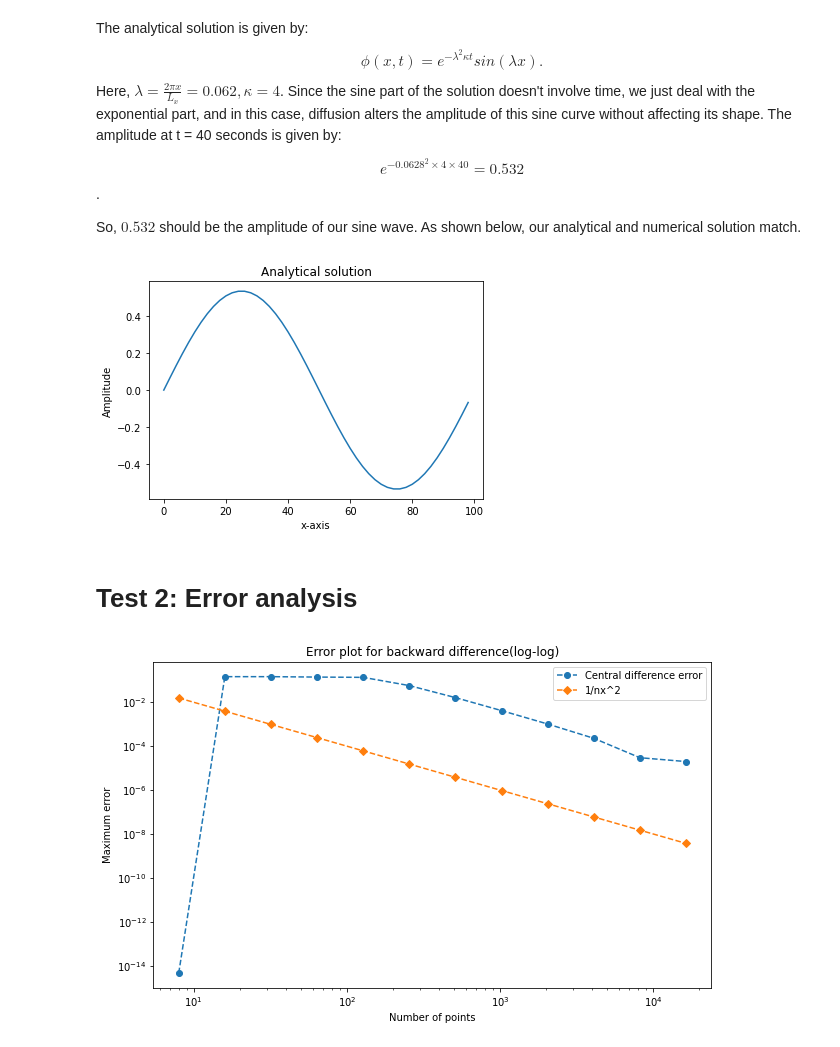
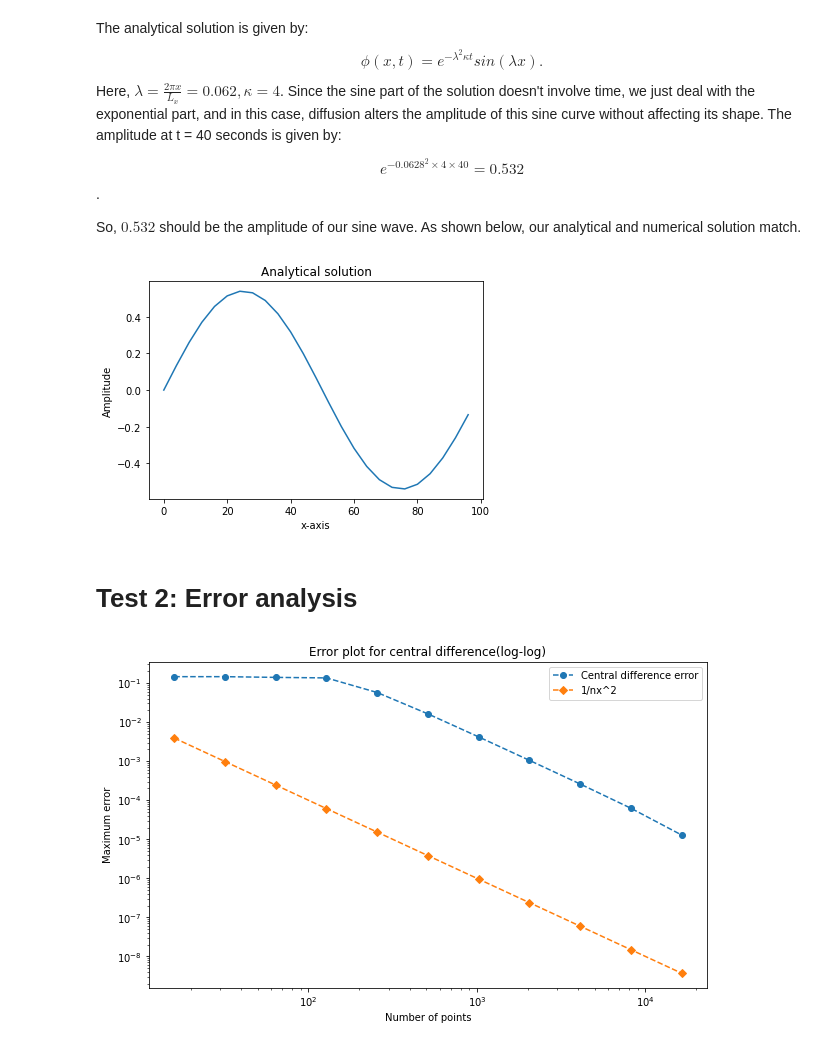
Before and after one commit to dhruvbhagtani/toy-model, a Jupyter notebook: 1D_Diffusion.ipynb, the cells around one changed output. Cells and saved outputs as stored; diff of their text form; code cells hidden in the pictures.

```diff
--- a/1D_Diffusion.ipynb
+++ b/1D_Diffusion.ipynb
@@ -20,23 +20,31 @@ import sys
 # %% [markdown]
 # Test 1: Solving 1D diffusion
 # %%
+#Length of domain
 Lx = 100
-nx = 50
+
+#Number of points in the domain
+nx = 25
+
+#Width of each cell
 dx = Lx/nx
+
 g = 9.81
 rho0 = 1025
 
+#An array of all points
 xu_ocean = np.linspace(0,Lx,nx+1,dtype = float)
 xu_ocean = xu_ocean[0:-1]
 # %%
 lmda = (2*np.pi)/Lx
 phi_old = (np.sin(lmda*xu_ocean))
+phi_old_t0 = (np.sin(lmda*xu_ocean))
 
 phi_new = np.zeros(nx)
 
 t_start = 0
 t_end = 40
-dt = 0.1
+dt = 1
 
 #Set switch - (i) FD = 1, (ii) BD = -1, (iii) CD = 0
 #By default, switch is set to 0.
@@ -46,11 +54,9 @@ switch_diff_scheme = 0
 kappa = 4.0
 
 for t in np.arange(t_start,t_end,dt):
-    phi_new[1:nx-1] = phi_old[1:nx-1] + dt*elr.diff_x(kappa,phi_old,dx,nx)
+    phi_new = phi_old + dt*elr.diff_x(kappa,phi_old,dx,nx)
 
     BC = np.exp(-lmda**2 * t * kappa) * np.sin(lmda*xu_ocean)
-    phi_new[0] = BC[0]
-    phi_new[-1] = BC[-1]
 
     phi_old = phi_new
 
@@ -80,12 +89,12 @@ plt.ylabel('Amplitude')
 plt.title('Analytical solution')
 plt.show()
 # %% [output]
-[figure, old version]
+[figure, new version]
 # %% [markdown]
 # Test 2: Error analysis
 # %%
 Lx = 10000
-nx = [8,16,32,64,128,256,512,1024,2048,4096,8192,16384]
+nx = [16,32,64,128,256,512,1024,2048,4096,8192,16384]
 g = 9.81
 rho0 = 1025
 kappa = 1.0
@@ -100,19 +109,17 @@ for i,nxi in enumerate(nx):
 
     t_start = 0
     t_end = 40
-    dt = 0.01
+    dt = 0.001
 
     for t in np.arange(t_start,t_end,dt):
-        phi_new[1:nxi-1] = phi_old[1:nxi-1] + dt*elr.diff_x(kappa,phi_old,dx,nxi)
+        phi_new = phi_old + dt*elr.diff_x(kappa,phi_old,dx,nxi)
 
         BC = np.exp(-lmda**2 * t * kappa) * np.sin(lmda*xu_ocean)
-        phi_new[0] = BC[0]
-        phi_new[-1] = BC[-1]
 
         phi_old = phi_new
 
-        error_iter = max(abs(BC - phi_new))
-        error_diff[i] = error_iter
+    error_iter = max(abs(BC - phi_new))
+    error_diff[i] = error_iter
 # %%
 nx_inv = np.zeros(len(nx))
 nx2_inv = np.zeros(len(nx))
@@ -122,13 +129,13 @@ for i,nxi in enumerate(nx):
 # %%
 plt.figure(figsize = (10,6))
 plt.yscale("log")
 plt.xscale("log")
 plt.xlabel("Number of points")
 plt.ylabel("Maximum error")
 plt.plot(nx,error_diff,marker='o',linestyle = '--',label = 'Central difference error')
 plt.plot(nx,nx2_inv,marker = 'D',linestyle = '--', label = '1/nx^2')
-plt.title("Error plot for backward difference(log-log)")
+plt.title("Error plot for central difference(log-log)")
 plt.legend()
 plt.show()
 # %% [output]
-[figure, old version]
+[figure, new version]
```
Also changed, not shown: parts of 2 cells of this notebook.
